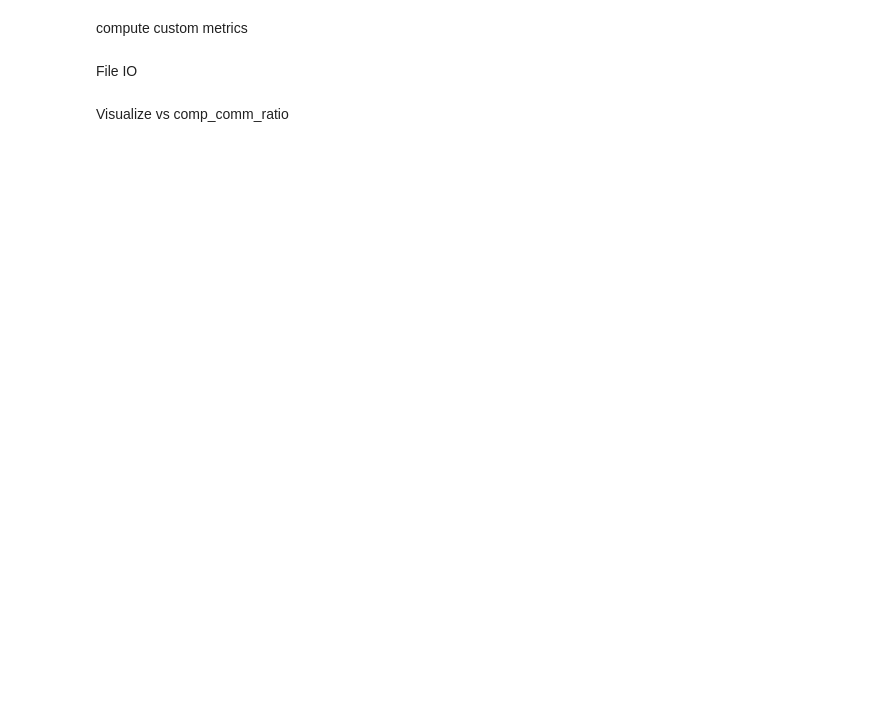
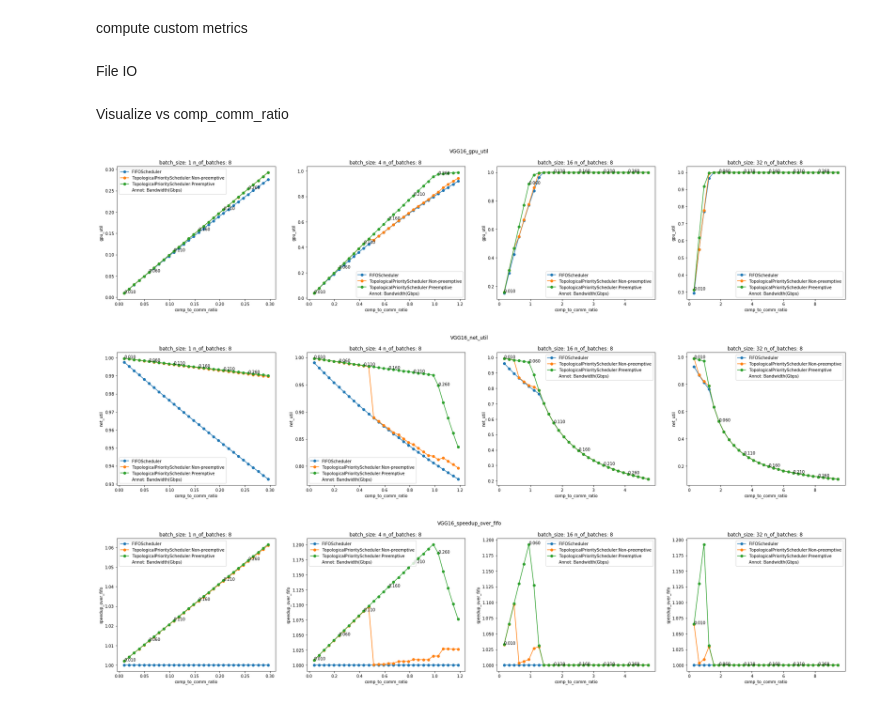
Before and after one commit to ChenYuHo/schedule-simulator, a Jupyter notebook: schedule_simulator_core/simulation_presets_visualization.ipynb, the cells around one changed output. Saved outputs shown, nothing was run; the diff lists cells and outputs as text; code cells hidden in the pictures; blank space fills up the shorter version.

Commit message:
Added sorting option to results. Added first simulation with batch fix

```diff
--- a/schedule_simulator_core/simulation_presets_visualization.ipynb
+++ b/schedule_simulator_core/simulation_presets_visualization.ipynb
@@ -186,10 +186,10 @@ def line_plot_grid(results, x, y, line_variable=None, row_variable=None, column_
 Run simulation
 # %%
 # Load VGG16 Dag
-with open("../../model_extraction/dags/VGG16.dag") as dag_file:
+with open("../model_extraction/dags/VGG16.dag") as dag_file:
     base_dag = deserialize_dag(dag_file.read())
 
-bandwidths = list(np.arange(0.10,0.21,0.01))
+bandwidths = list(np.arange(0.01, 0.31, 0.01))
 summary = GpuNetworkSim.run_group(gpu_rate=1,
                                   network_rate= bandwidths,
                                   gpu_scheduler=FIFOScheduler(),
@@ -197,8 +197,8 @@ summary = GpuNetworkSim.run_group(gpu_rate=1,
                                   network_scheduler=schedulers,
                                   batch_size=[1,4,16,32],
                                   n_of_batches=8,
-                                  resolution=1e1,
-                                  resolution_warning_threshold = 0.5,
+                                  resolution=5e3,
+                                  resolution_warning_threshold = 0.06,
                                   number_of_processes=None,
                                  )
 # %% [output]
@@ -228,16 +228,9 @@ summary["results"]["speedup_over_fifo"] = network_scheduler_speedup_over_fifo(su
 summary["results"]["Bandwidth(Gbps)"] = format_variable(summary["results"],"comm_units_scaling_rate", "{:.3f}")
 # %% [markdown]
 File IO
-# %%
-# Store simulations results to file
-from datetime import datetime
-file_prefix = "VGG16_{}".format(datetime.now().strftime("%m-%d-%H-%M"))
-with open("{}.sims.json".format(file_prefix), "w") as file:
-    json.dump(summary, file, indent=4)
 # %%
 # Load simulations results from file if it exists already.
-file_prefix = "VGG16_07-07-07-39"
-with open("{}.sims.json".format(file_prefix)) as file:
+with open("../simulations/GpuNetworkSims/VGG16_07-11-12-15.sims.json") as file:
     summary = json.load(file)
 # %%
 targets = ["gpu_util","net_util", "speedup_over_fifo"]
@@ -245,20 +238,24 @@ targets = ["gpu_util","net_util", "speedup_over_fifo"]
 Visualize vs comp_comm_ratio
 # %%
 from matplotlib.backends.backend_pdf import PdfPages
-file = PdfPages("{}_visualizaton.pdf".format(file_prefix))
+file = PdfPages("{}_visualizaton.pdf".format("VGG16"))
 for y in targets:
-    f = line_plot_grid(summary["results"], title="{}_{}".format(file_prefix, y), save=False,
+    f = line_plot_grid(summary["results"], title="{}_{}".format("VGG16", y), save=False,
                    x="comp_to_comm_ratio",
                    y=y,
                    line_variable="network_scheduler",
                    row_variable="batch_size",
                    column_variable="n_of_batches",
                    annotation_variable= "Bandwidth(Gbps)",
                    annotation_only_for_line_groups=["TopologicalPriorityScheduler:Preemptive"],
                    annotation_step=5,
                    label_length=float("inf"),
                    subplot_size=(8,6)
                   )
     file.savefig(f)
+# %% [output]
+[figure, added]
+[figure, added]
+[figure, added]
 # %%
 for y in targets:
```
Also changed, not shown: parts of 2 cells of this notebook, 6 other files.
